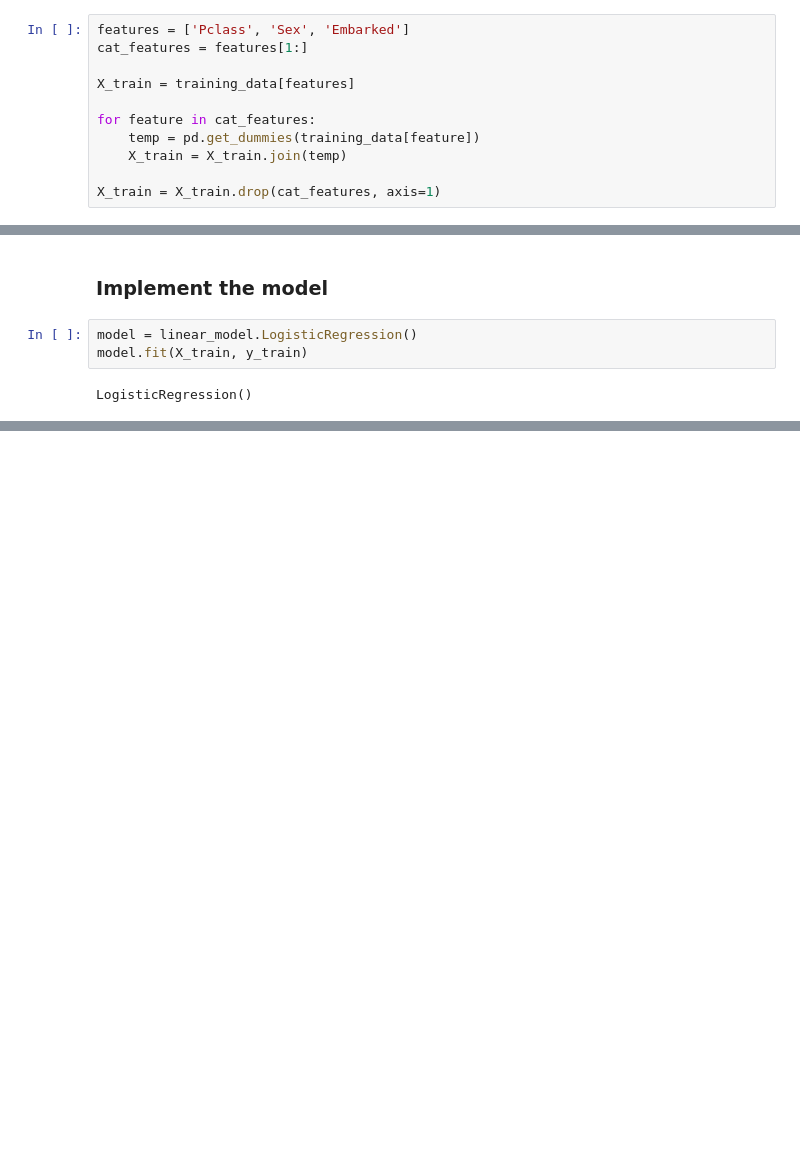
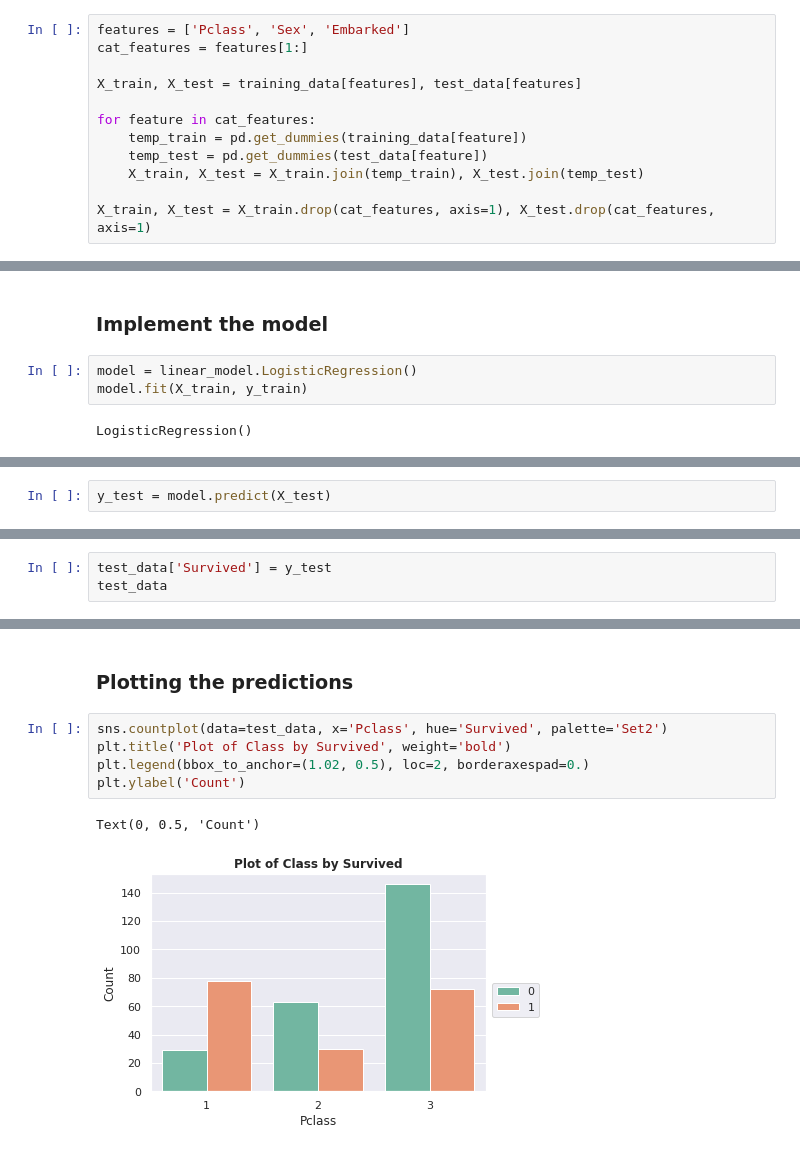
Before and after one commit to flayner2/titanic-survivors, a Jupyter notebook: titanic.ipynb, the cells around one changed output, grey strips where cells are left out. Drawn from its saved outputs; the diff is of its cells as text; blank space fills up the shorter version.

Commit message:
Made the predictions and plotted the predicted data

```diff
--- a/titanic.ipynb
+++ b/titanic.ipynb
@@ -179,13 +179,14 @@ from sklearn import linear_model
 features = ['Pclass', 'Sex', 'Embarked']
 cat_features = features[1:]
 
-X_train = training_data[features]
+X_train, X_test = training_data[features], test_data[features]
 
 for feature in cat_features:
-    temp = pd.get_dummies(training_data[feature])
-    X_train = X_train.join(temp)
+    temp_train = pd.get_dummies(training_data[feature])
+    temp_test = pd.get_dummies(test_data[feature])
+    X_train, X_test = X_train.join(temp_train), X_test.join(temp_test)
 
-X_train = X_train.drop(cat_features, axis=1)
+X_train, X_test = X_train.drop(cat_features, axis=1), X_test.drop(cat_features, axis=1)
 # %%
 y_train = training_data['Survived']
 # %%
@@ -228,0 +257,2 @@ LogisticRegression()
+# %%
+y_test = model.predict(X_test)
@@ -228,0 +281,3 @@ LogisticRegression()
+# %%
+test_data['Survived'] = y_test
+test_data
@@ -228,0 +298,10 @@ LogisticRegression()
+# %% [markdown]
+### Plotting the predictions
+# %%
+sns.countplot(data=test_data, x='Pclass', hue='Survived', palette='Set2')
+plt.title('Plot of Class by Survived', weight='bold')
+plt.legend(bbox_to_anchor=(1.02, 0.5), loc=2, borderaxespad=0.)
+plt.ylabel('Count')
+# %% [output]
+Text(0, 0.5, 'Count')
+[figure, added]
```
Also changed, not shown: parts of 10 cells of this notebook.
